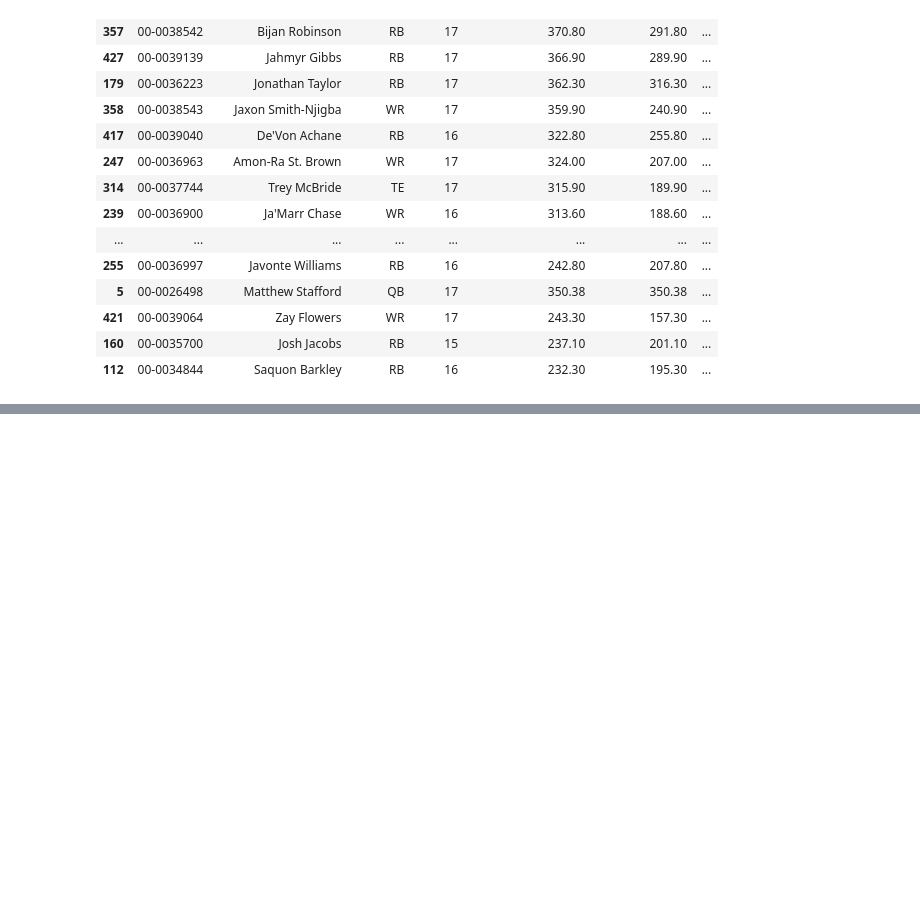
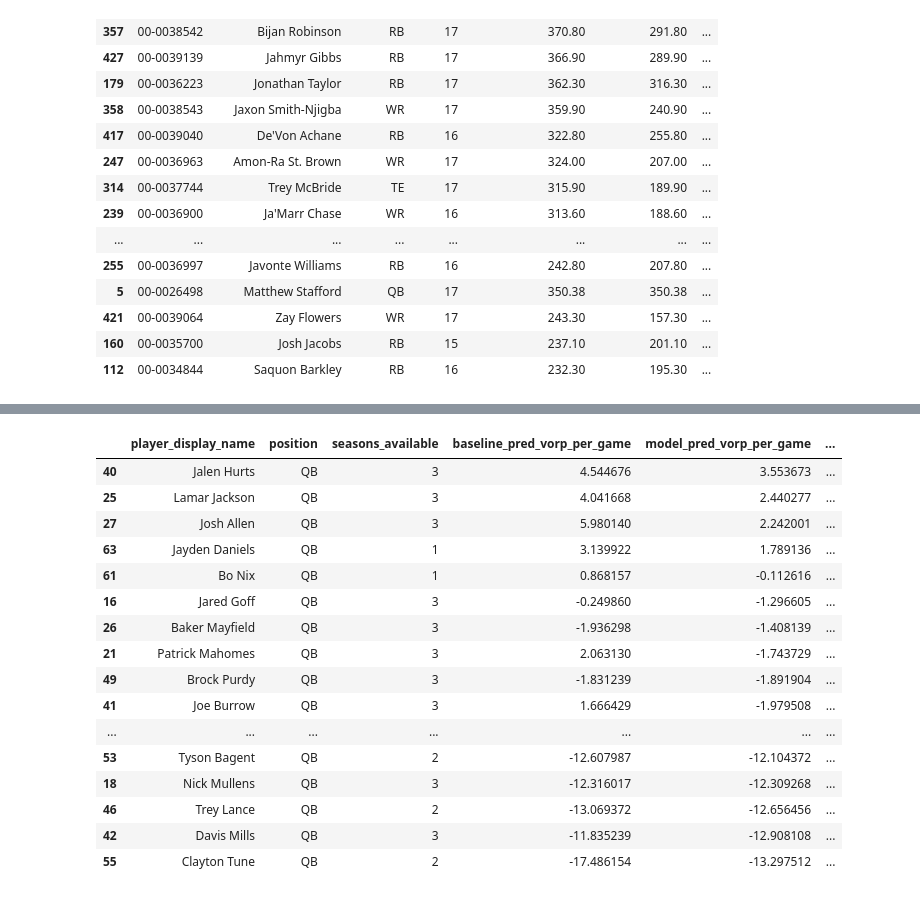
Before and after one commit to peytonfolk-bit/nfl_fantasy_projects, a Jupyter notebook: notebooks/nfl_exploration.ipynb, the cells around one changed output, grey strips where cells are left out. Cells and saved outputs as stored; diff of their text form; code cells hidden in the pictures; blank space fills up the shorter version.

```diff
--- a/notebooks/nfl_exploration.ipynb
+++ b/notebooks/nfl_exploration.ipynb
@@ -98,0 +683,31 @@ vorp_rankings.head(25)
+# %%
+predicted_vs_true_2025 = final_test_predictions_2025[[
+    "player_display_name",
+    "position",
+    "seasons_available",
+    "baseline_pred_vorp_per_game",
+    "model_pred_vorp_per_game",
+    "true_vorp_per_game",
+    "residual",
+    "abs_residual",
+]].sort_values(["position", "model_pred_vorp_per_game"], ascending=[True, False])
+
+predicted_vs_true_2025.head(60)
+# %% [output]
+|  | player_display_name | position | seasons_available | baseline_pred_vorp_per_game | model_pred_vorp_per_game | ... |
+| 40 | Jalen Hurts | QB | 3 | 4.544676 | 3.553673 | ... |
+| 25 | Lamar Jackson | QB | 3 | 4.041668 | 2.440277 | ... |
+| 27 | Josh Allen | QB | 3 | 5.980140 | 2.242001 | ... |
+| 63 | Jayden Daniels | QB | 1 | 3.139922 | 1.789136 | ... |
+| 61 | Bo Nix | QB | 1 | 0.868157 | -0.112616 | ... |
+| 16 | Jared Goff | QB | 3 | -0.249860 | -1.296605 | ... |
+| 26 | Baker Mayfield | QB | 3 | -1.936298 | -1.408139 | ... |
+| 21 | Patrick Mahomes | QB | 3 | 2.063130 | -1.743729 | ... |
+| 49 | Brock Purdy | QB | 3 | -1.831239 | -1.891904 | ... |
+| 41 | Joe Burrow | QB | 3 | 1.666429 | -1.979508 | ... |
+| ... | ... | ... | ... | ... | ... | ... |
+| 53 | Tyson Bagent | QB | 2 | -12.607987 | -12.104372 | ... |
+| 18 | Nick Mullens | QB | 3 | -12.316017 | -12.309268 | ... |
+| 46 | Trey Lance | QB | 2 | -13.069372 | -12.656456 | ... |
+| 42 | Davis Mills | QB | 3 | -11.835239 | -12.908108 | ... |
+| 55 | Clayton Tune | QB | 2 | -17.486154 | -13.297512 | ... |
```
Also changed, not shown: parts of 12 cells of this notebook.
